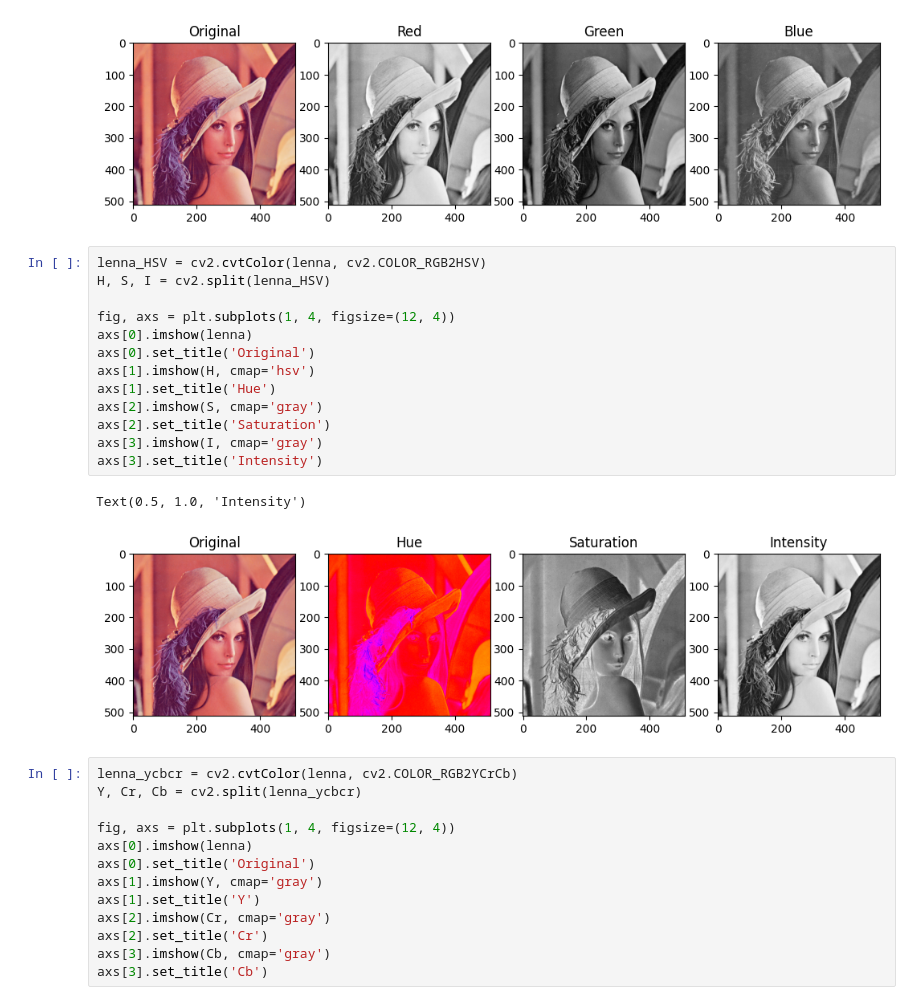
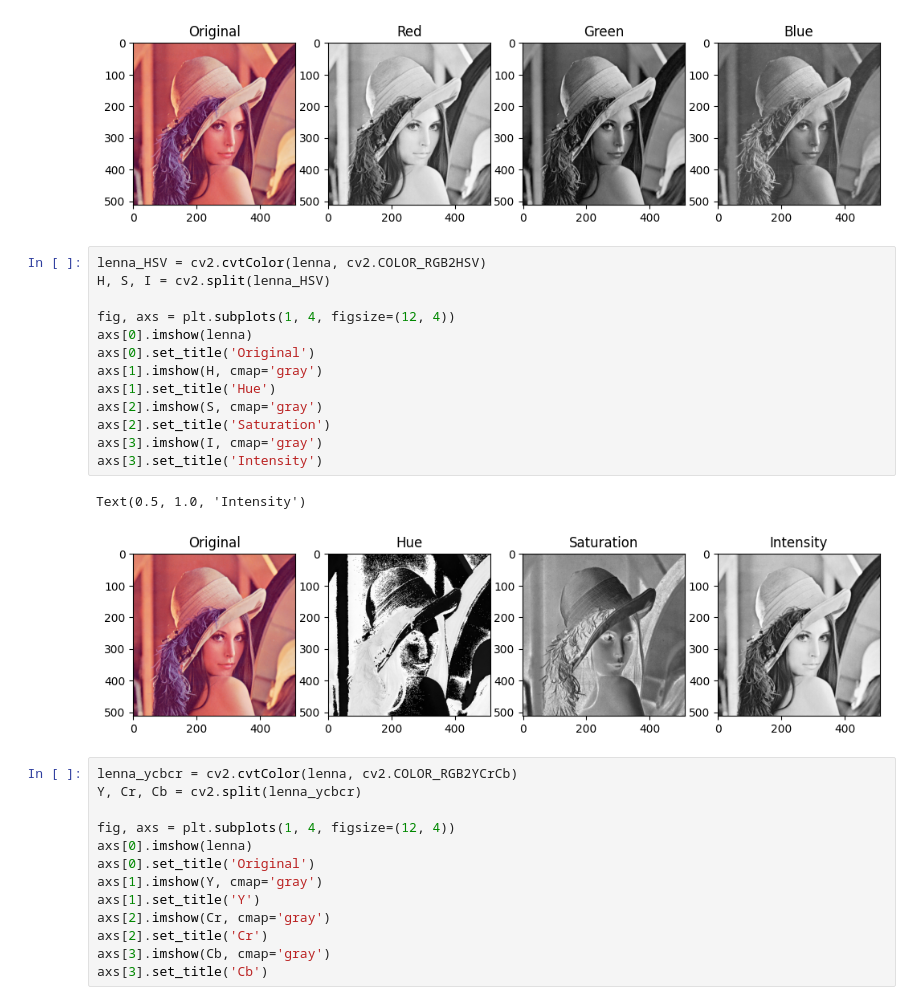
Before and after one commit to jlib245/DIP, a Jupyter notebook: colorimetry.ipynb, the cells around one changed output. Drawn from its saved outputs; the diff is of its cells as text.

Commit message:
change all gray

```diff
--- a/colorimetry.ipynb
+++ b/colorimetry.ipynb
@@ -23,19 +23,19 @@ Text(0.5, 1.0, 'Blue')
 # %%
 lenna_HSV = cv2.cvtColor(lenna, cv2.COLOR_RGB2HSV)
 H, S, I = cv2.split(lenna_HSV)
 
 fig, axs = plt.subplots(1, 4, figsize=(12, 4))
 axs[0].imshow(lenna)
 axs[0].set_title('Original')
-axs[1].imshow(H, cmap='hsv')
+axs[1].imshow(H, cmap='gray')
 axs[1].set_title('Hue')
 axs[2].imshow(S, cmap='gray')
 axs[2].set_title('Saturation')
 axs[3].imshow(I, cmap='gray')
 axs[3].set_title('Intensity')
 # %% [output]
 Text(0.5, 1.0, 'Intensity')
-[figure, old version]
+[figure, new version]
 # %%
 lenna_ycbcr = cv2.cvtColor(lenna, cv2.COLOR_RGB2YCrCb)
 Y, Cr, Cb = cv2.split(lenna_ycbcr)
```
